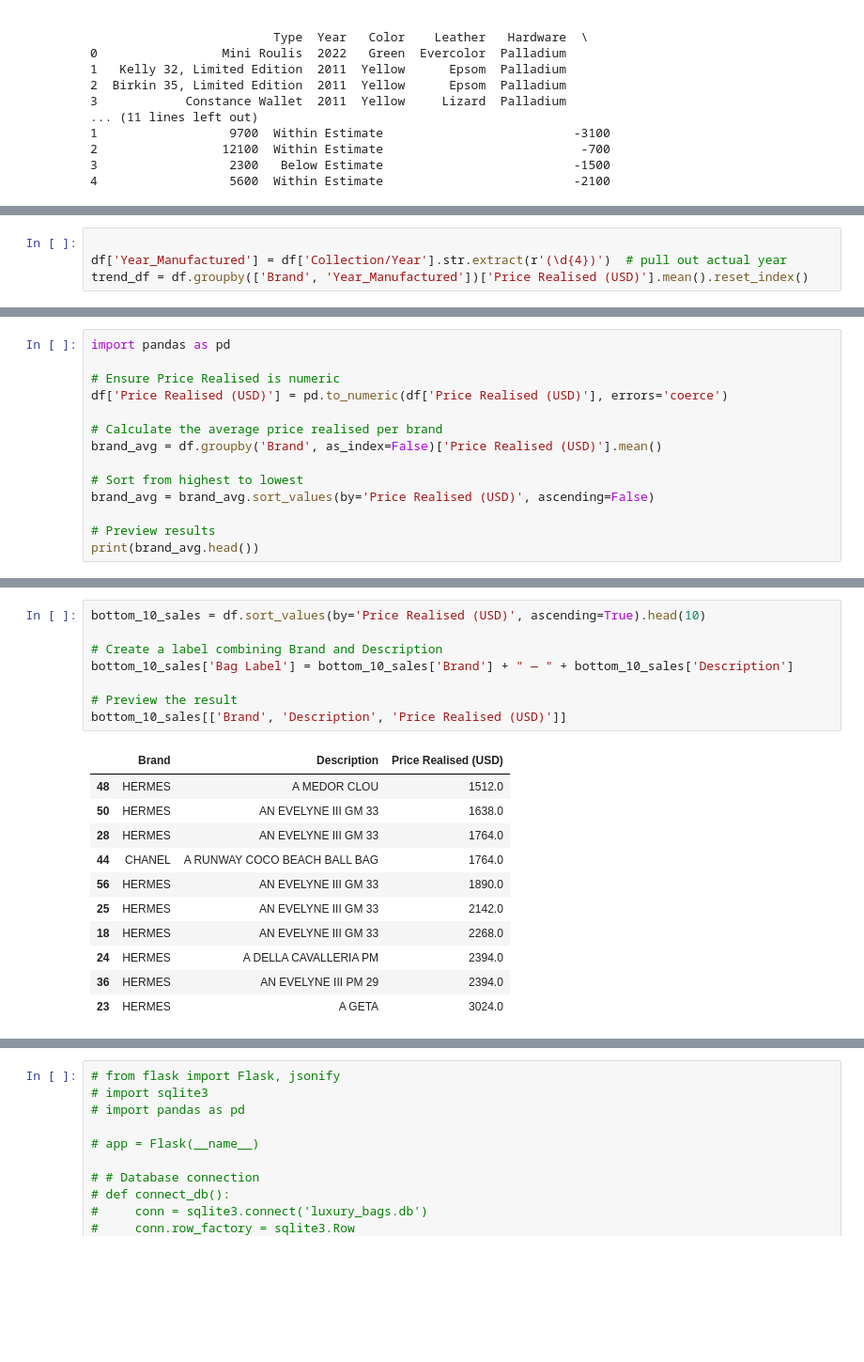
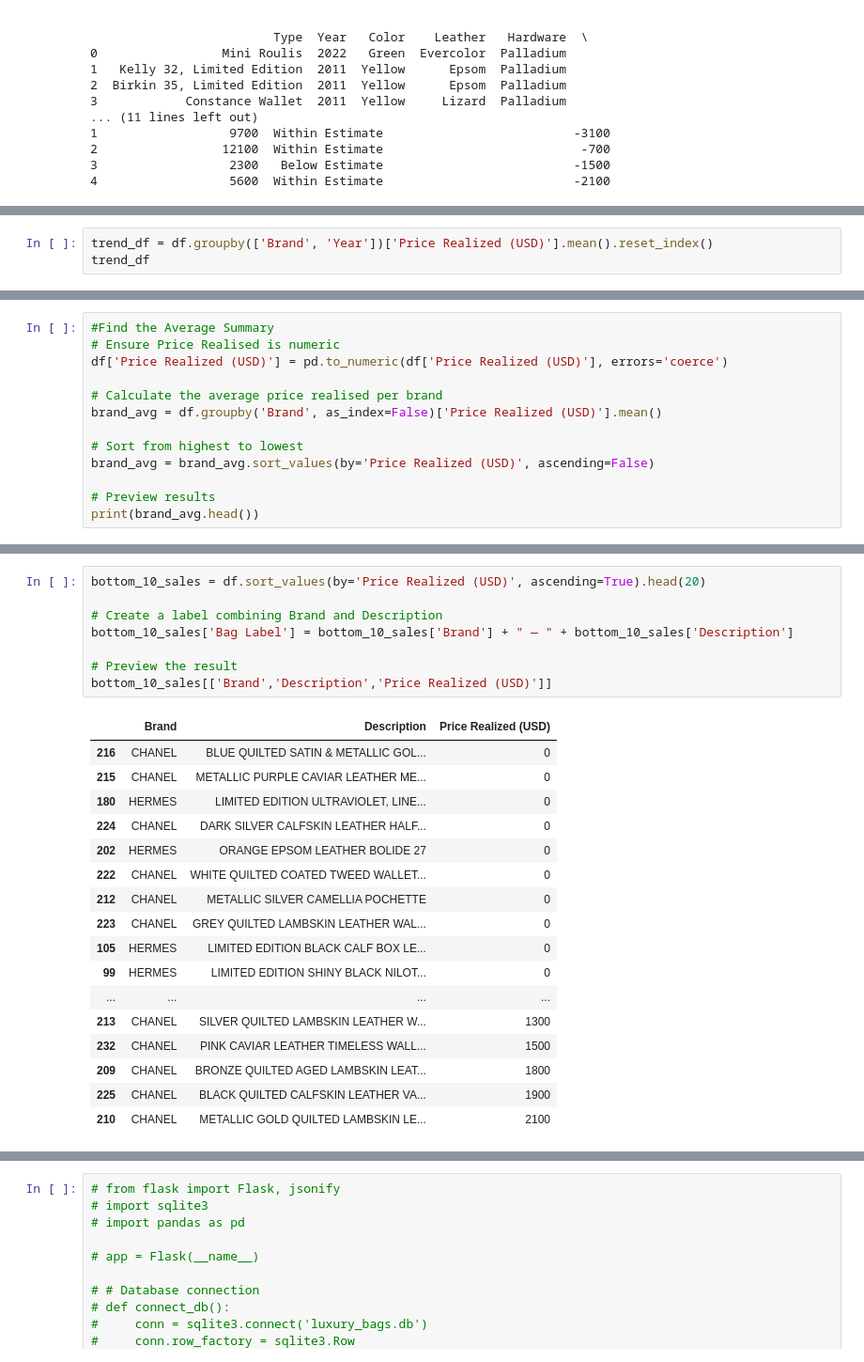
Before and after one commit to PatriciaDaher/Project3-Luxurybags, a Jupyter notebook: LuxuryBags.ipynb, the cells around one changed output, grey strips where cells are left out. Shown: that part at 94% size. Cells and saved outputs as stored; diff of their text form; blank space fills up the shorter version.

```diff
--- a/LuxuryBags.ipynb
+++ b/LuxuryBags.ipynb
@@ -312,4 +302,3 @@ df.columns.tolist()
 # %%
-
-df['Year_Manufactured'] = df['Collection/Year'].str.extract(r'(\d{4})')  # pull out actual year
-trend_df = df.groupby(['Brand', 'Year_Manufactured'])['Price Realised (USD)'].mean().reset_index()
+trend_df = df.groupby(['Brand', 'Year'])['Price Realized (USD)'].mean().reset_index()
+trend_df
@@ -326,14 +379,13 @@ plt.show()
 # %%
-import pandas as pd
-
+#Find the Average Summary
 # Ensure Price Realised is numeric
-df['Price Realised (USD)'] = pd.to_numeric(df['Price Realised (USD)'], errors='coerce')
+df['Price Realized (USD)'] = pd.to_numeric(df['Price Realized (USD)'], errors='coerce')
 
 # Calculate the average price realised per brand
-brand_avg = df.groupby('Brand', as_index=False)['Price Realised (USD)'].mean()
+brand_avg = df.groupby('Brand', as_index=False)['Price Realized (USD)'].mean()
 
 # Sort from highest to lowest
-brand_avg = brand_avg.sort_values(by='Price Realised (USD)', ascending=False)
+brand_avg = brand_avg.sort_values(by='Price Realized (USD)', ascending=False)
 
 # Preview results
 print(brand_avg.head())
@@ -420,21 +473,27 @@ Passing `palette` without assigning `hue` is deprecated and will be removed in v
 # %%
-bottom_10_sales = df.sort_values(by='Price Realised (USD)', ascending=True).head(10)
+bottom_10_sales = df.sort_values(by='Price Realized (USD)', ascending=True).head(20)
 
 # Create a label combining Brand and Description
 bottom_10_sales['Bag Label'] = bottom_10_sales['Brand'] + " — " + bottom_10_sales['Description']
 
 # Preview the result
-bottom_10_sales[['Brand', 'Description', 'Price Realised (USD)']]
+bottom_10_sales[['Brand','Description','Price Realized (USD)']]
 # %% [output]
-|  | Brand | Description | Price Realised (USD) |
-| 48 | HERMES | A MEDOR CLOU | 1512.0 |
-| 50 | HERMES | AN EVELYNE III GM 33 | 1638.0 |
-| 28 | HERMES | AN EVELYNE III GM 33 | 1764.0 |
-| 44 | CHANEL | A RUNWAY COCO BEACH BALL BAG | 1764.0 |
-| 56 | HERMES | AN EVELYNE III GM 33 | 1890.0 |
-| 25 | HERMES | AN EVELYNE III GM 33 | 2142.0 |
-| 18 | HERMES | AN EVELYNE III GM 33 | 2268.0 |
-| 24 | HERMES | A DELLA CAVALLERIA PM | 2394.0 |
-| 36 | HERMES | AN EVELYNE III PM 29 | 2394.0 |
-| 23 | HERMES | A GETA | 3024.0 |
+|  | Brand | Description | Price Realized (USD) |
+| 216 | CHANEL | BLUE QUILTED SATIN & METALLIC GOL... | 0 |
+| 215 | CHANEL | METALLIC PURPLE CAVIAR LEATHER ME... | 0 |
+| 180 | HERMES | LIMITED EDITION ULTRAVIOLET, LINE... | 0 |
+| 224 | CHANEL | DARK SILVER CALFSKIN LEATHER HALF... | 0 |
+| 202 | HERMES | ORANGE EPSOM LEATHER BOLIDE 27 | 0 |
+| 222 | CHANEL | WHITE QUILTED COATED TWEED WALLET... | 0 |
+| 212 | CHANEL | METALLIC SILVER CAMELLIA POCHETTE | 0 |
+| 223 | CHANEL | GREY QUILTED LAMBSKIN LEATHER WAL... | 0 |
+| 105 | HERMES | LIMITED EDITION BLACK CALF BOX LE... | 0 |
+| 99 | HERMES | LIMITED EDITION SHINY BLACK NILOT... | 0 |
+| ... | ... | ... | ... |
+| 213 | CHANEL | SILVER QUILTED LAMBSKIN LEATHER W... | 1300 |
+| 232 | CHANEL | PINK CAVIAR LEATHER TIMELESS WALL... | 1500 |
+| 209 | CHANEL | BRONZE QUILTED AGED LAMBSKIN LEAT... | 1800 |
+| 225 | CHANEL | BLACK QUILTED CALFSKIN LEATHER VA... | 1900 |
+| 210 | CHANEL | METALLIC GOLD QUILTED LAMBSKIN LE... | 2100 |
 # %%
```
Also changed, not shown: parts of 17 cells of this notebook.
